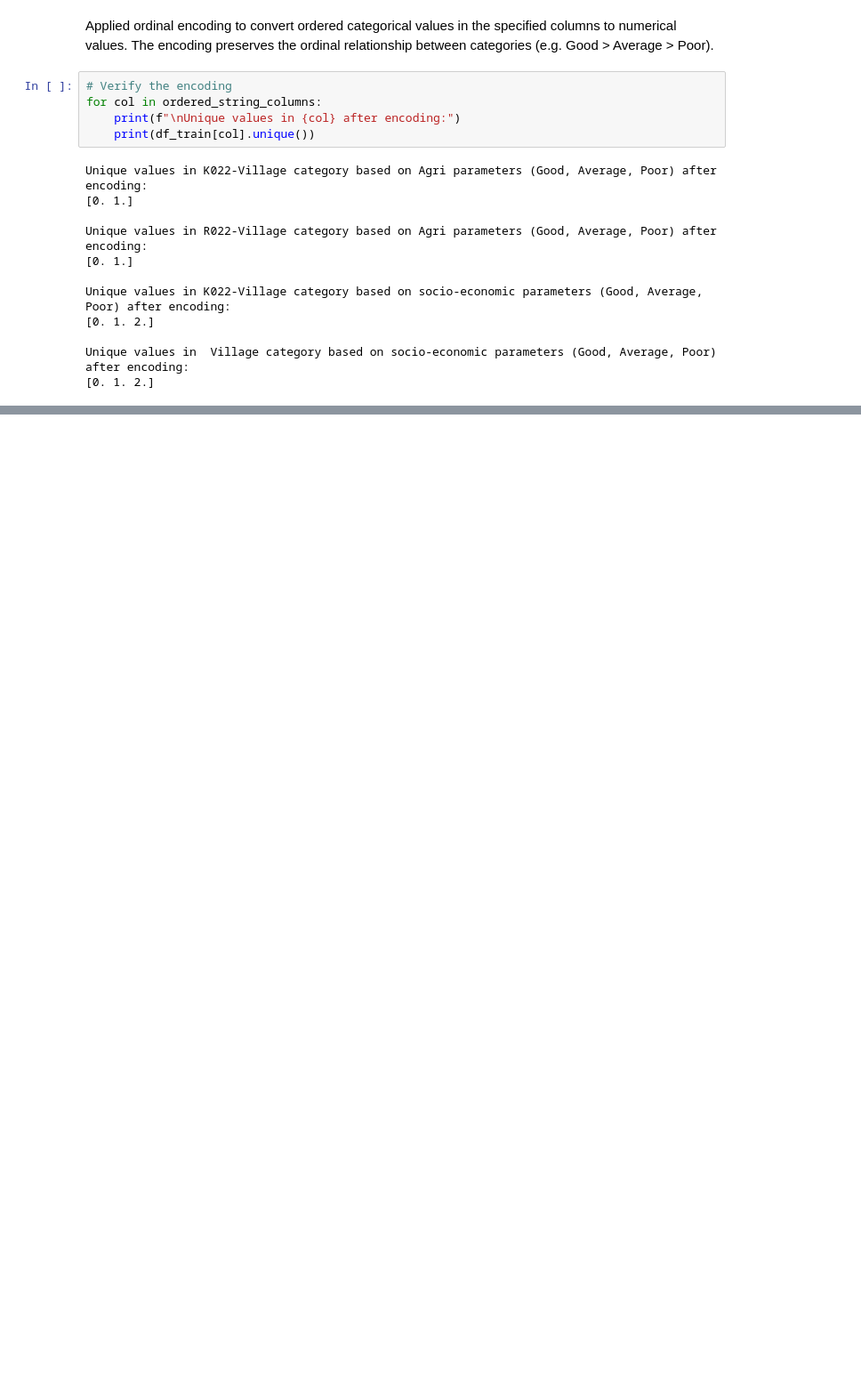
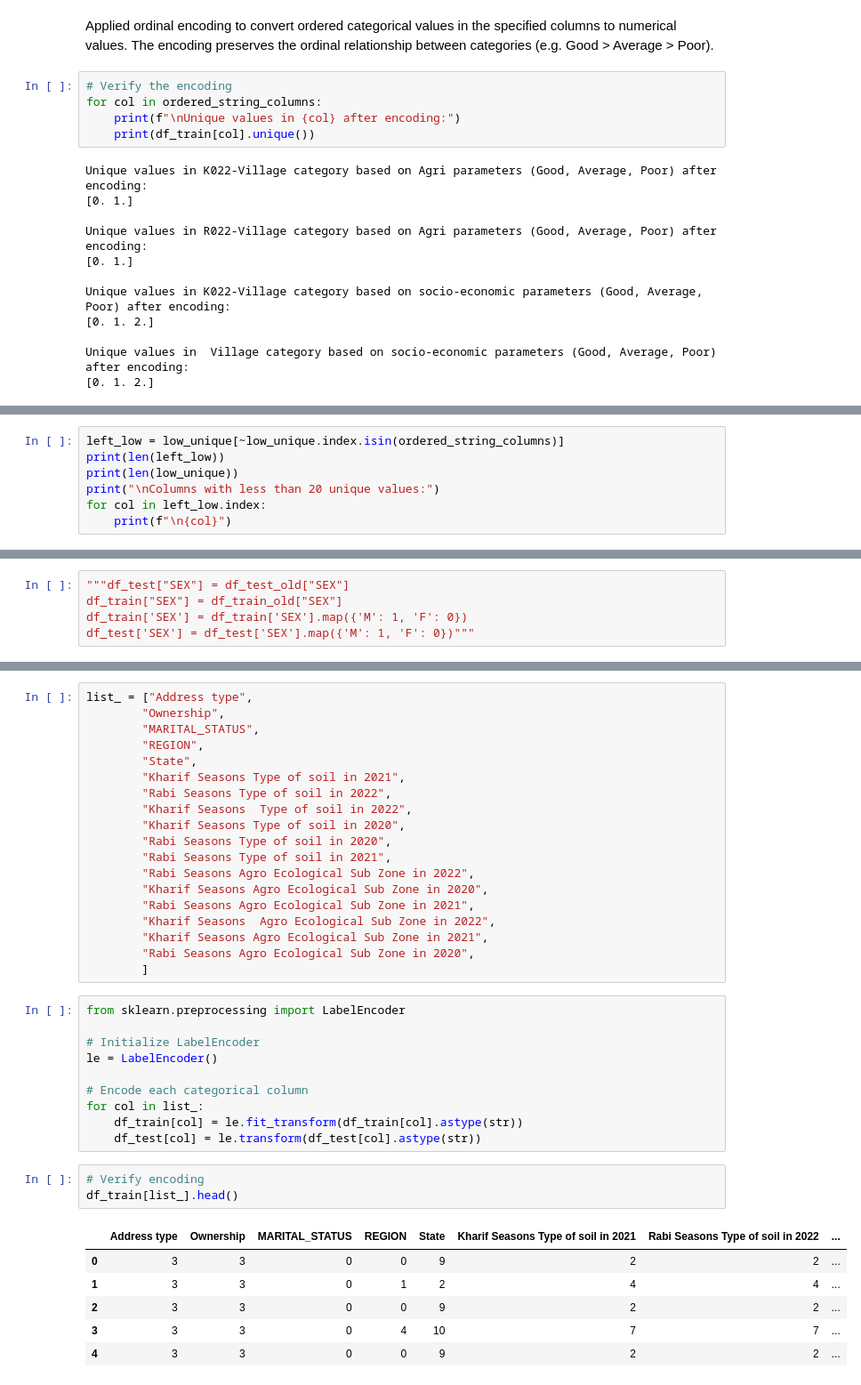
Before and after one commit to Arulrana31/Trilytics-25, a Jupyter notebook: Clean.ipynb, the cells around one changed output, grey strips where cells are left out. Shown at 89% size. Saved outputs shown, nothing was run; the diff lists cells and outputs as text; blank space fills up the shorter version.

Commit message:
data cleaning, major missing data to be tackled, still vectorizing strings

```diff
--- a/Clean.ipynb
+++ b/Clean.ipynb
@@ -362,0 +394,7 @@ Unique values in  Village category based on socio-economic parameters (Good, Ave
+# %%
+left_low = low_unique[~low_unique.index.isin(ordered_string_columns)]
+print(len(left_low))
+print(len(low_unique))
+print("\nColumns with less than 20 unique values:")
+for col in left_low.index:
+    print(f"\n{col}")
@@ -362,0 +419,5 @@ Unique values in  Village category based on socio-economic parameters (Good, Ave
+# %%
+"""df_test["SEX"] = df_test_old["SEX"]
+df_train["SEX"] = df_train_old["SEX"]
+df_train['SEX'] = df_train['SEX'].map({'M': 1, 'F': 0})
+df_test['SEX'] = df_test['SEX'].map({'M': 1, 'F': 0})"""
@@ -362,0 +434,39 @@ Unique values in  Village category based on socio-economic parameters (Good, Ave
+# %%
+list_ = ["Address type",
+        "Ownership",
+        "MARITAL_STATUS",
+        "REGION",
+        "State",
+        "Kharif Seasons Type of soil in 2021",
+        "Rabi Seasons Type of soil in 2022",
+        "Kharif Seasons  Type of soil in 2022",
+        "Kharif Seasons Type of soil in 2020",
+        "Rabi Seasons Type of soil in 2020",
+        "Rabi Seasons Type of soil in 2021",
+        "Rabi Seasons Agro Ecological Sub Zone in 2022",
+        "Kharif Seasons Agro Ecological Sub Zone in 2020",
+        "Rabi Seasons Agro Ecological Sub Zone in 2021",
+        "Kharif Seasons  Agro Ecological Sub Zone in 2022",
+        "Kharif Seasons Agro Ecological Sub Zone in 2021",
+        "Rabi Seasons Agro Ecological Sub Zone in 2020",
+        ]
+# %%
+from sklearn.preprocessing import LabelEncoder
+
+# Initialize LabelEncoder
+le = LabelEncoder()
+
+# Encode each categorical column
+for col in list_:
+    df_train[col] = le.fit_transform(df_train[col].astype(str))
+    df_test[col] = le.transform(df_test[col].astype(str))
+# %%
+# Verify encoding
+df_train[list_].head()
+# %% [output]
+|  | Address type | Ownership | MARITAL_STATUS | REGION | State | Kharif Seasons Type of soil in 2021 | Rabi Seasons Type of soil in 2022 | ... |
+| 0 | 3 | 3 | 0 | 0 | 9 | 2 | 2 | ... |
+| 1 | 3 | 3 | 0 | 1 | 2 | 4 | 4 | ... |
+| 2 | 3 | 3 | 0 | 0 | 9 | 2 | 2 | ... |
+| 3 | 3 | 3 | 0 | 4 | 10 | 7 | 7 | ... |
+| 4 | 3 | 3 | 0 | 0 | 9 | 2 | 2 | ... |
```
Also changed, not shown: parts of 21 cells of this notebook, 1 other file.
